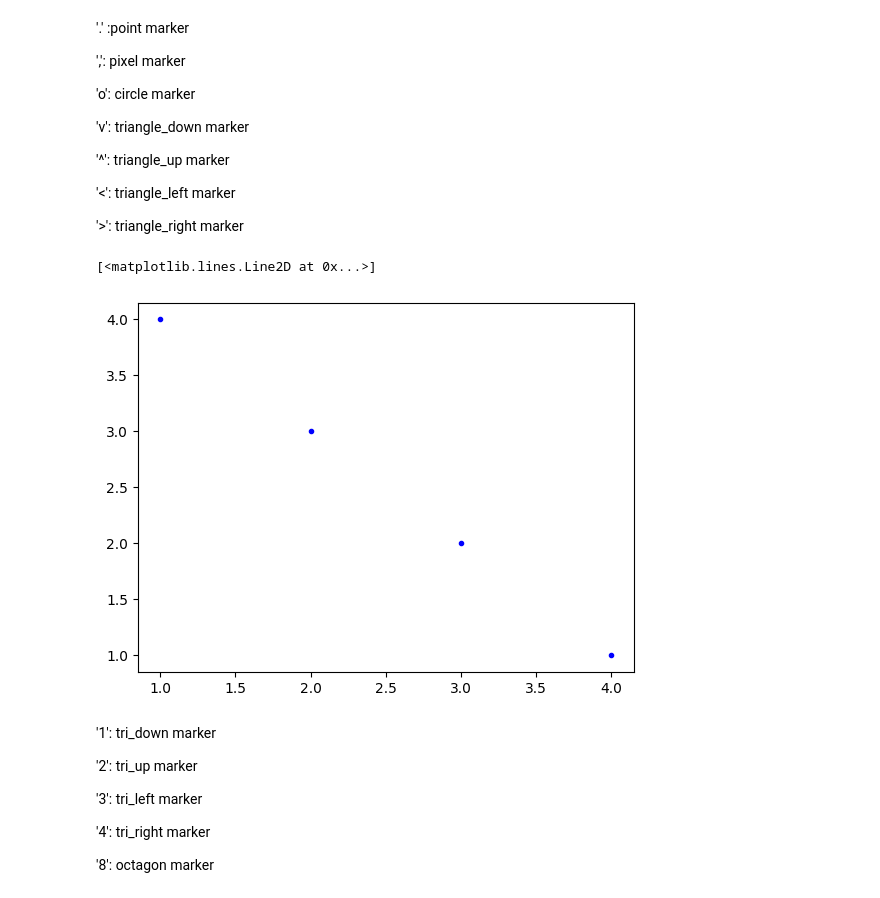
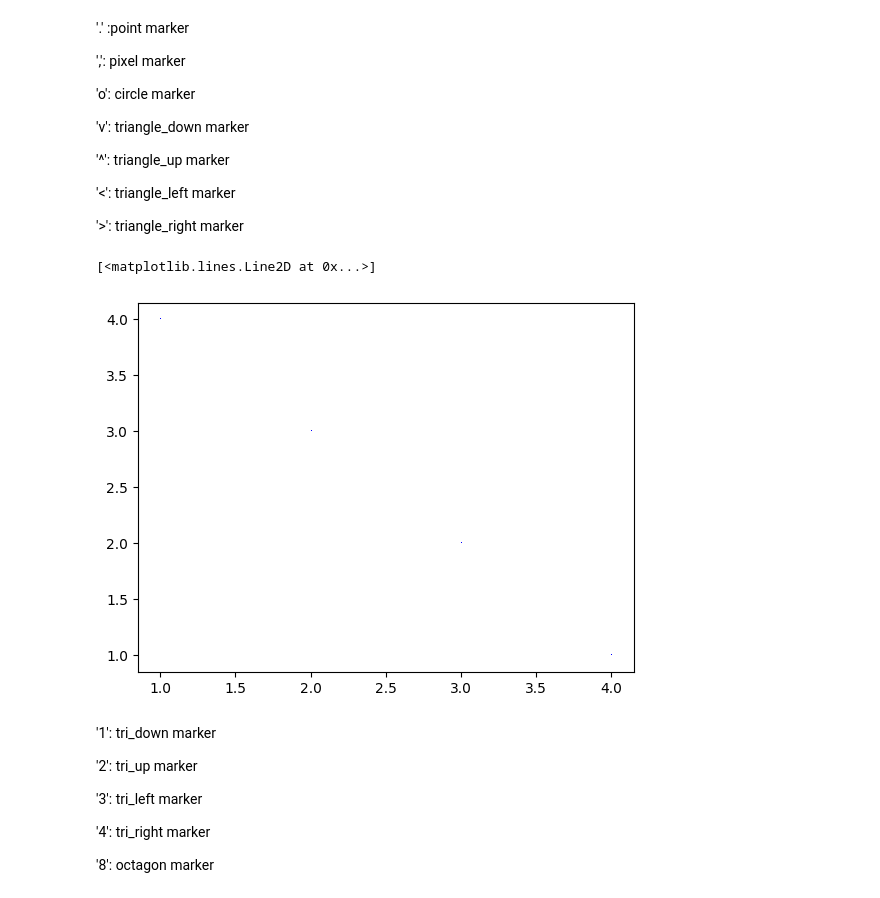
Before and after one commit to leyaoliatan/Matplotlib_Crash_Course, a Jupyter notebook: matplotlib-crashcourse-01-.plot() and basics.ipynb, the cells around one changed output. Saved outputs shown, nothing was run; the diff lists cells and outputs as text; code cells hidden in the pictures.

```diff
--- a/matplotlib-crashcourse-01-.plot() and basics.ipynb
+++ b/matplotlib-crashcourse-01-.plot() and basics.ipynb
@@ -109,10 +106,10 @@ Various marker styles are available:
 
 '>': triangle_right marker
 # %%
-plt.plot([1,2,3,4],[4,3,2,1],'b.')
+plt.plot([1,2,3,4],[4,3,2,1],'b,')
 # %% [output]
 [<matplotlib.lines.Line2D at 0x...>]
-[figure, old version]
+[figure, new version]
 # %% [markdown]
 '1': tri_down marker
 
```
Also changed, not shown: parts of 13 cells of this notebook.
